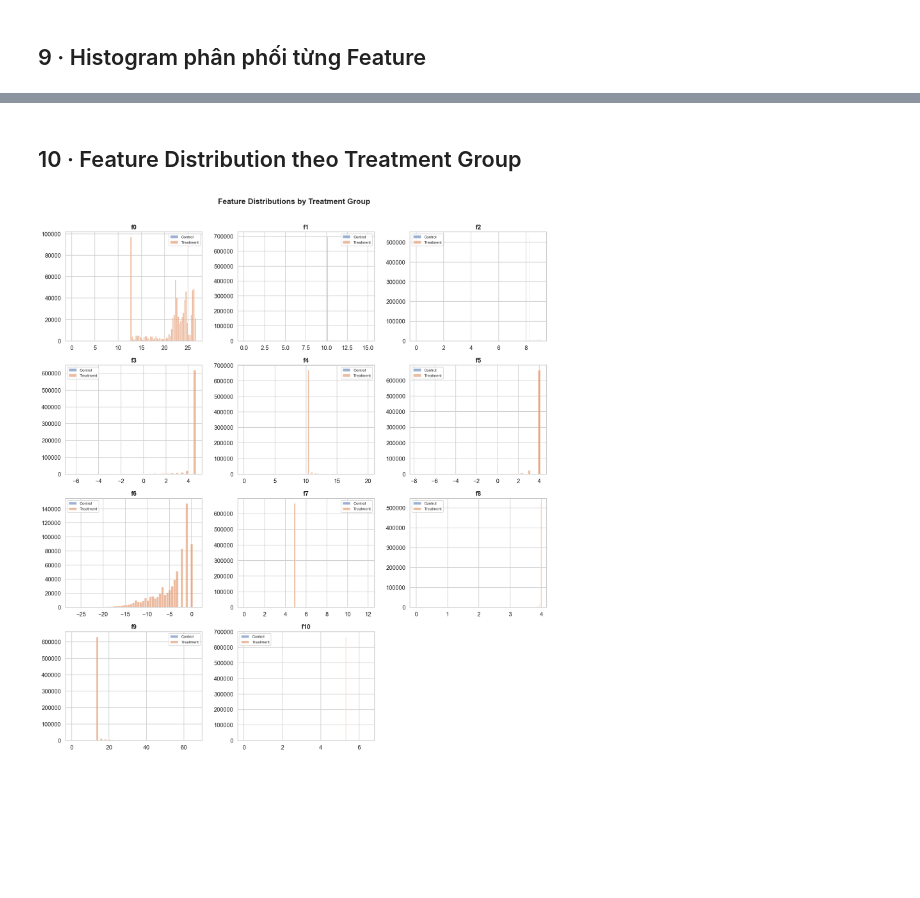
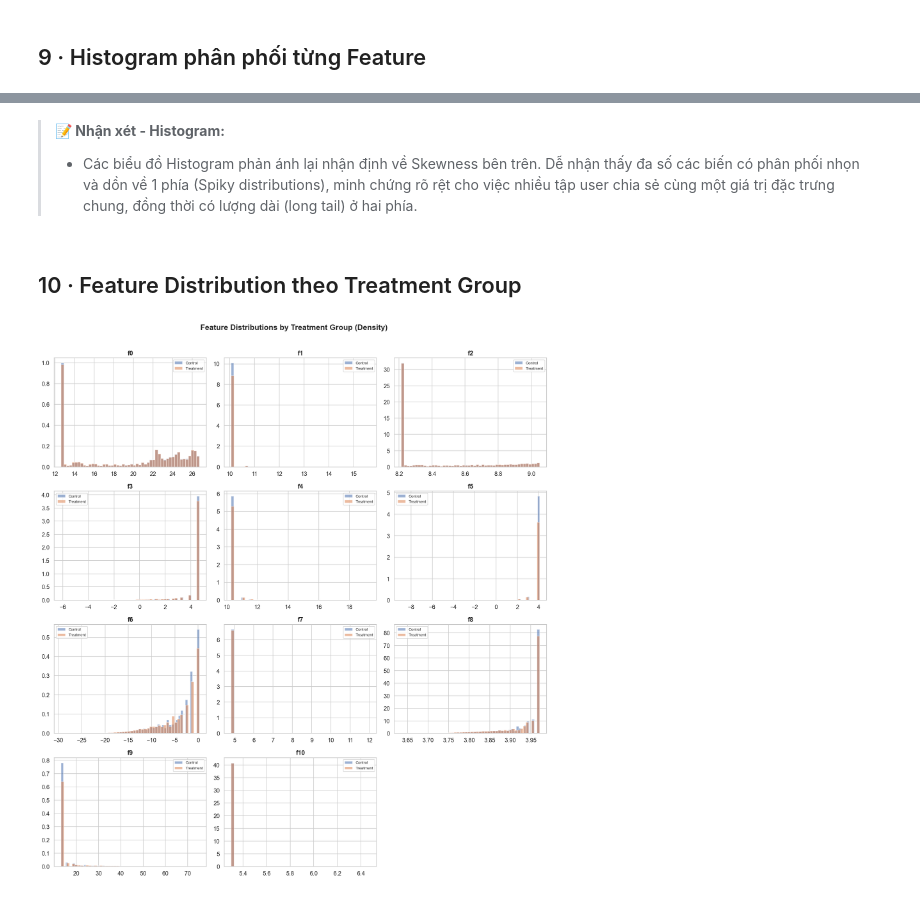
Before and after one commit to cyhapun/retention-uplift-mlops, a Jupyter notebook: notebooks/01_data_exploration.ipynb, the cells around one changed output, grey strips where cells are left out. Drawn from its saved outputs; the diff is of its cells as text; code cells hidden in the pictures; blank space fills up the shorter version.

```diff
--- a/notebooks/01_data_exploration.ipynb
+++ b/notebooks/01_data_exploration.ipynb
@@ -286,22 +322,25 @@ plt.show()
+# %% [markdown]
+> **📝 Nhận xét - Histogram:**
+> - Các biểu đồ Histogram phản ánh lại nhận định về Skewness bên trên. Dễ nhận thấy đa số các biến có phân phối nhọn và dồn về 1 phía (Spiky distributions), minh chứng rõ rệt cho việc nhiều tập user chia sẻ cùng một giá trị đặc trưng chung, đồng thời có lượng dài (long tail) ở hai phía.
 # %% [markdown]
 ## 10 · Feature Distribution theo Treatment Group
 # %%
 fig, axes = plt.subplots(nrows, ncols, figsize=(5 * ncols, 4 * nrows))
 axes = axes.flatten()
 
 for i, feat in enumerate(FEATURE_COLS):
     ax = axes[i]
     for grp, color, label in [(0, "#4C72B0", "Control"), (1, "#DD8452", "Treatment")]:
         subset = df.loc[df[TREATMENT_COL] == grp, feat].dropna()
-        ax.hist(subset, bins=50, alpha=0.55, color=color, label=label, edgecolor="white")
+        ax.hist(subset, bins=50, alpha=0.55, color=color, label=label, edgecolor="white", density=True)
     ax.set_title(feat, fontweight="bold")
     ax.legend(fontsize=8)
 
 for j in range(n_features, len(axes)):
     axes[j].set_visible(False)
 
-fig.suptitle("Feature Distributions by Treatment Group", fontsize=16, fontweight="bold", y=1.01)
+fig.suptitle("Feature Distributions by Treatment Group (Density)", fontsize=16, fontweight="bold", y=1.01)
 plt.tight_layout()
 plt.show()
 # %% [output]
-[figure, old version]
+[figure, new version]
```
Also changed, not shown: parts of 23 cells of this notebook.
